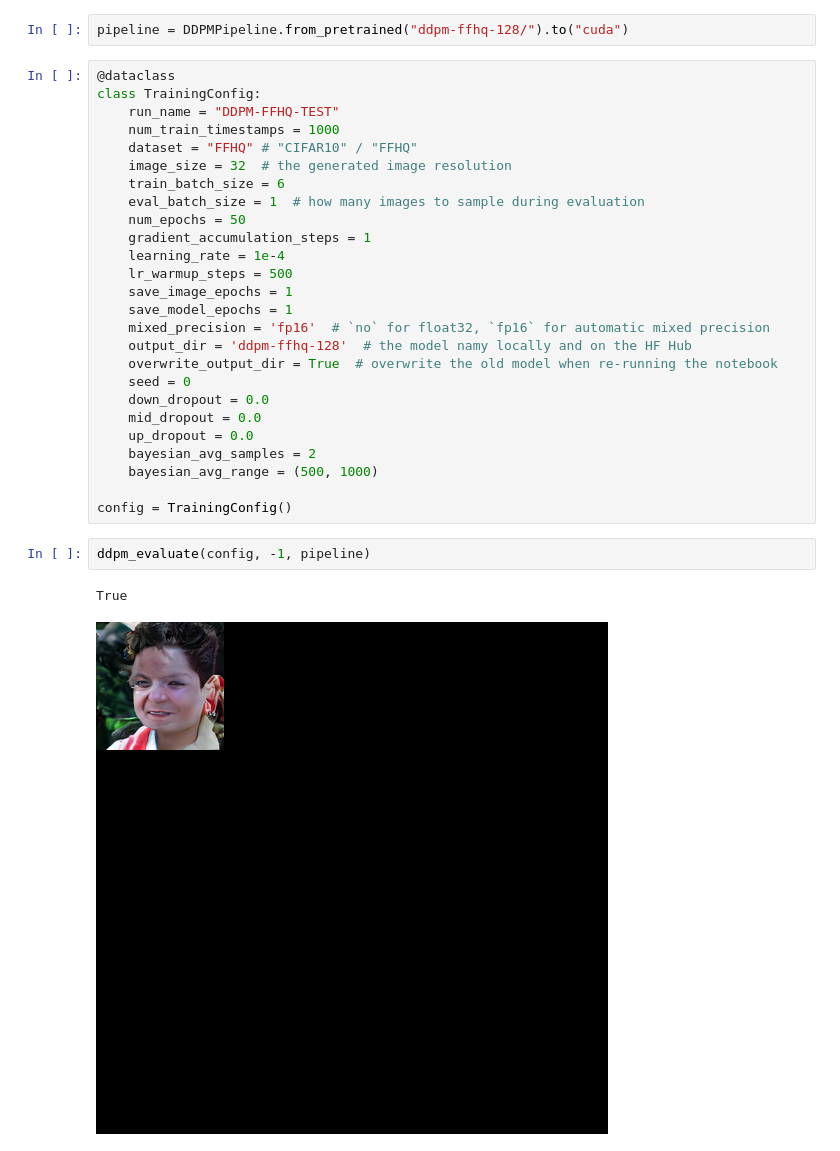
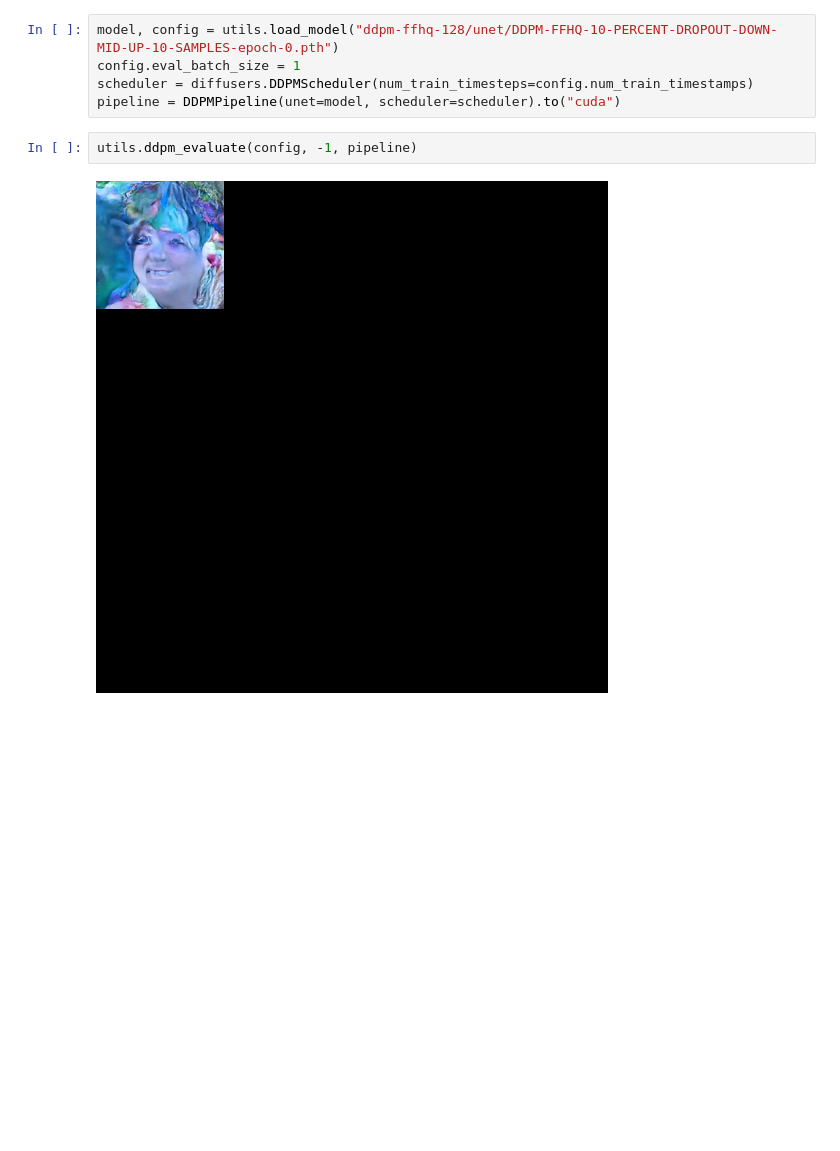
Before and after one commit to NoTody/MCDM, a Jupyter notebook: notebooks/DDPM_eval.ipynb, the cells around one changed output. Drawn from its saved outputs; the diff is of its cells as text; blank space fills up the shorter version.

Commit message:
Model loading and saving works now prayge

```diff
--- a/notebooks/DDPM_eval.ipynb
+++ b/notebooks/DDPM_eval.ipynb
@@ -11,33 +13,9 @@ from DDPMPipelineDropout import DDPMPipeline
 # %%
-pipeline = DDPMPipeline.from_pretrained("ddpm-ffhq-128/").to("cuda")
+model, config = utils.load_model("ddpm-ffhq-128/unet/DDPM-FFHQ-10-PERCENT-DROPOUT-DOWN-MID-UP-10-SAMPLES-epoch-0.pth")
+config.eval_batch_size = 1
+scheduler = diffusers.DDPMScheduler(num_train_timesteps=config.num_train_timestamps)
+pipeline = DDPMPipeline(unet=model, scheduler=scheduler).to("cuda")
-# %%
-@dataclass
-class TrainingConfig:
-    run_name = "DDPM-FFHQ-TEST"
-    num_train_timestamps = 1000
-    dataset = "FFHQ" # "CIFAR10" / "FFHQ"
-    image_size = 32  # the generated image resolution
-    train_batch_size = 6
-    eval_batch_size = 1  # how many images to sample during evaluation
-    num_epochs = 50
-    gradient_accumulation_steps = 1
-    learning_rate = 1e-4
-    lr_warmup_steps = 500
-    save_image_epochs = 1
-    save_model_epochs = 1
-    mixed_precision = 'fp16'  # `no` for float32, `fp16` for automatic mixed precision
-    output_dir = 'ddpm-ffhq-128'  # the model namy locally and on the HF Hub
-    overwrite_output_dir = True  # overwrite the old model when re-running the notebook
-    seed = 0
-    down_dropout = 0.0
-    mid_dropout = 0.0
-    up_dropout = 0.0
-    bayesian_avg_samples = 2
-    bayesian_avg_range = (500, 1000)
-
-config = TrainingConfig()
 # %%
-ddpm_evaluate(config, -1, pipeline)
+utils.ddpm_evaluate(config, -1, pipeline)
 # %% [output]
-True
-[figure, old version]
+[figure, new version]
```
Also changed, not shown: parts of 1 cell of this notebook, 2 other files.
